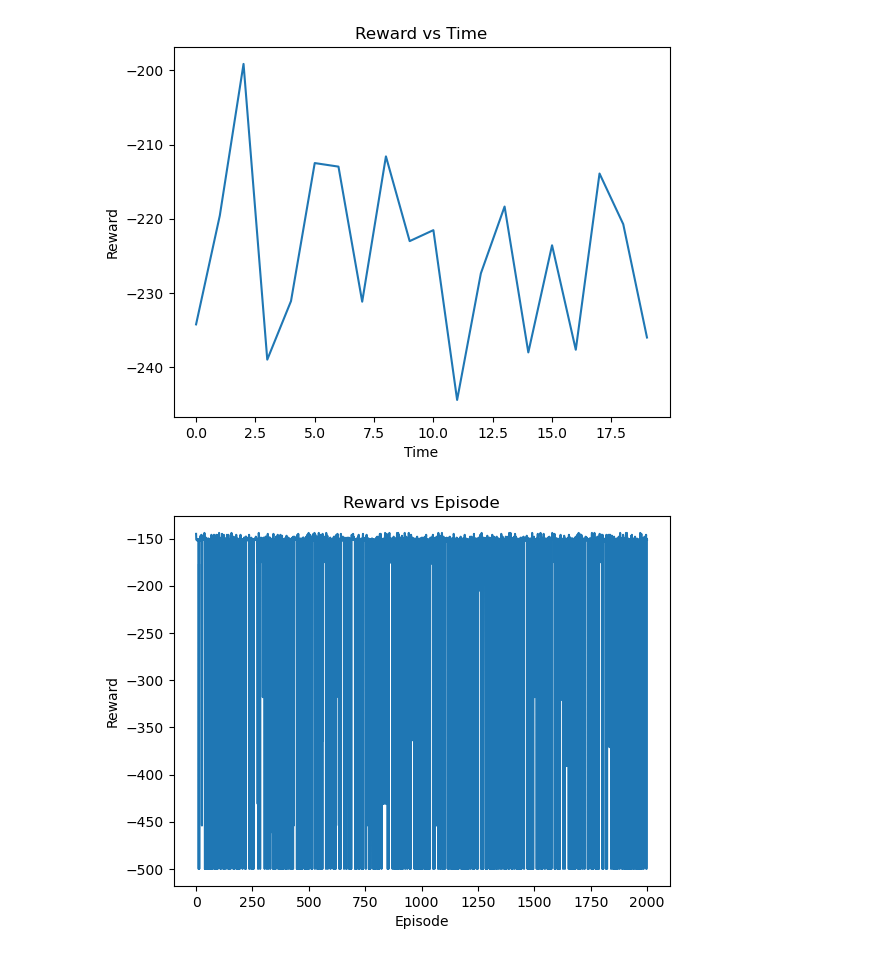
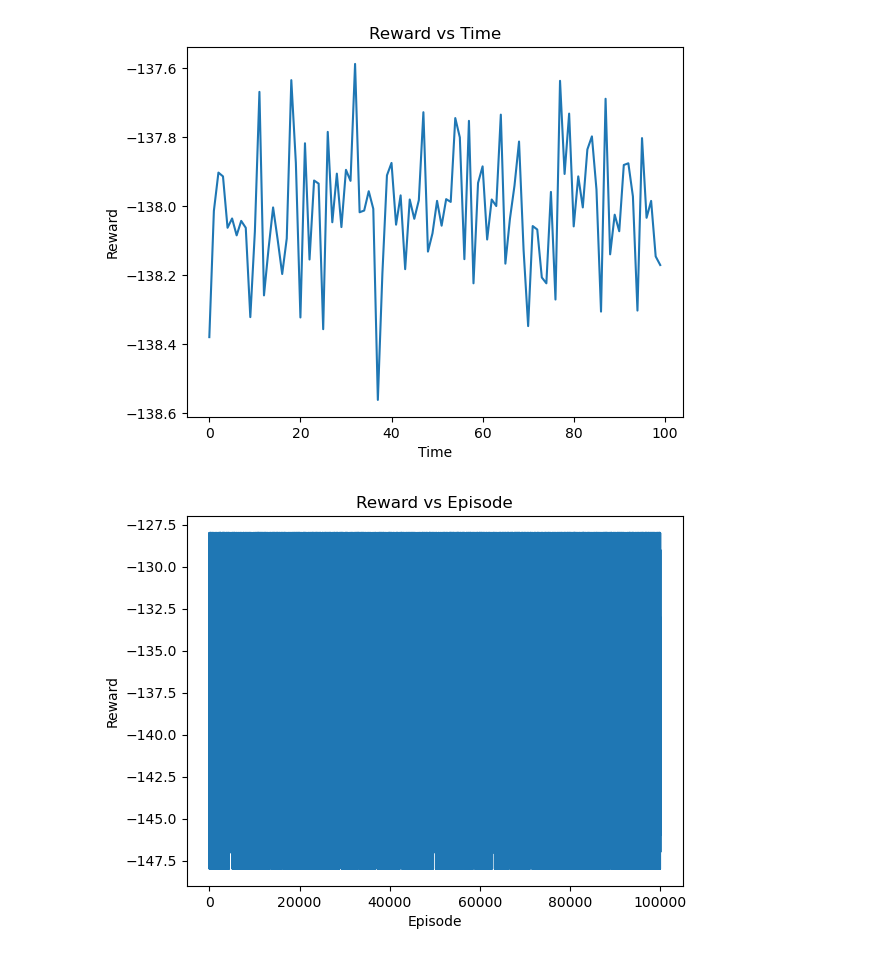
Before and after one commit to nicoandreoli2000/obligatorio-ia, a Jupyter notebook: MountainCar/mountaincar.ipynb, the cells around one changed output. Saved outputs shown, nothing was run; the diff lists cells and outputs as text; code cells hidden in the pictures.

```diff
--- a/MountainCar/mountaincar.ipynb
+++ b/MountainCar/mountaincar.ipynb
@@ -7,8 +7,10 @@ env = MountainCarEnv(render_mode="rbg_array")
 # %%
 # Global vars
 
-pos_space = np.linspace(env.min_position, env.max_position, 8)
-vel_space = np.linspace(-env.max_speed, env.max_speed, 8)
+env = MountainCarEnv(render_mode="rbg_array")
+
+pos_space = np.linspace(env.min_position, env.max_position, 20)
+vel_space = np.linspace(-env.max_speed, env.max_speed, 20)
 Q = np.zeros((len(pos_space), len(vel_space), env.action_space.n))
 # %%
 # Functions
@@ -45,7 +47,7 @@ def run_mountain_car(Q, epsilon, alpha, gamma, test=False):
 # %%
 # Training
 
-numOfEpisodes = 20000
+numOfEpisodes = 1000000
 printInterval = 1000
 
 epsilon=1
@@ -75,7 +89,7 @@ Episode 5000 out of 20000; Reward -498.0; Epsilon 0.5000000000000551
 # %%
 # Training plots
 
-continuousInterval = 1000
+continuousInterval = 10000
 avgRewards = np.zeros((int)(numOfEpisodes/continuousInterval))
 avgQ = np.zeros((int)(numOfEpisodes/continuousInterval))
 
@@ -123,14 +137,12 @@ plot.close()
 # %%
 # Testing
 
-numOfTests = 2000
-printTestInterval = 100
+numOfTests = 100000
+printTestInterval = 1000
 totalTestingRewards = np.zeros(numOfTests)
 
 for i in range(numOfTests):
     totalTestingRewards[i] = run_mountain_car(Q, 0, alpha, gamma, True)
     if (i+1) % printTestInterval == 0:
         print(f"Test {i+1} out of {numOfTests}; Reward {totalTestingRewards[i]}")
-    if i == numOfTests-1:
-        env.render()
 # %% [output]
@@ -157,28 +166,28 @@ Test 2000 out of 2000; Reward -151.0
 # %%
 # Testing plots
 
-continuousTestingInterval = 100
+continuousTestingInterval = 1000
 avgTestingRewards = np.zeros((int)(numOfTests/continuousTestingInterval))
 
 for i in range(numOfTests):
     if (i+1) % continuousTestingInterval == 0:
         index = (int)(i/continuousTestingInterval)
         avgTestingRewards[index] = np.mean(totalTestingRewards[i+1-continuousTestingInterval:i+1])
 
 
 plot.plot(avgTestingRewards)
 plot.xlabel("Time")
 plot.ylabel("Reward")
 plot.title("Reward vs Time")
 plot.show()
 plot.close()
 
 plot.plot(totalTestingRewards)
 plot.xlabel("Episode")
 plot.ylabel("Reward")
 plot.title("Reward vs Episode")
 plot.show()
 plot.close()
 # %% [output]
-[figure, old version]
+[figure, new version]
-[figure, old version]
+[figure, new version]
```
Also changed, not shown: parts of 5 cells of this notebook.
